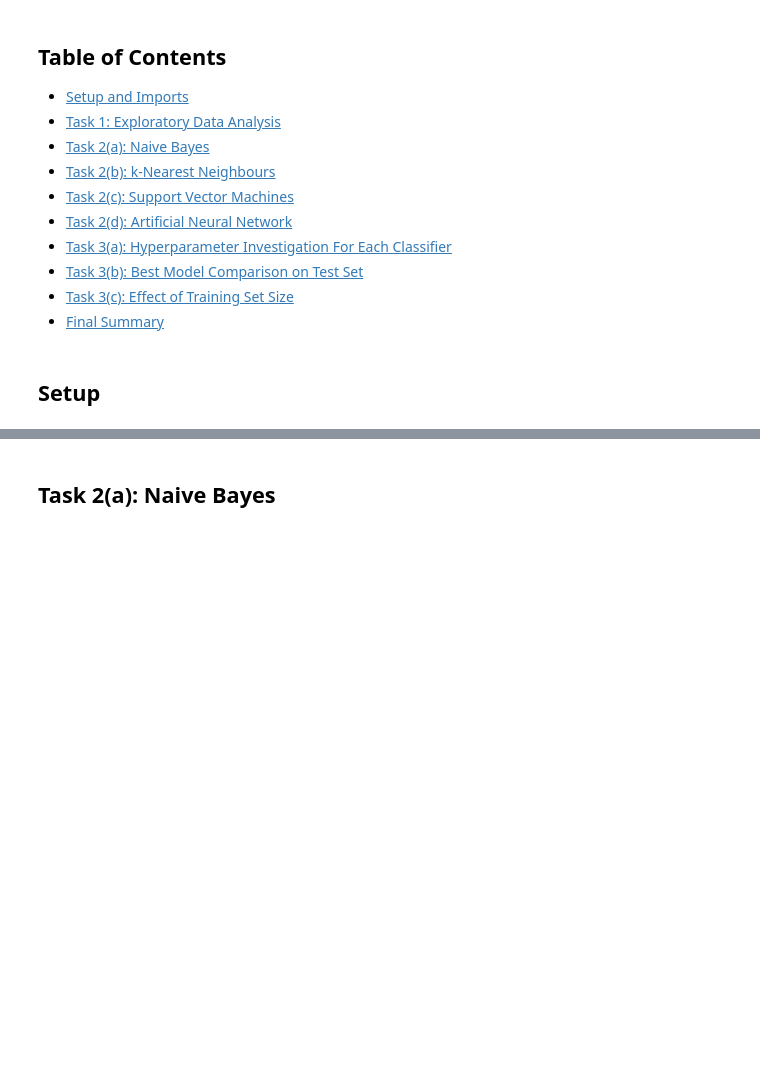
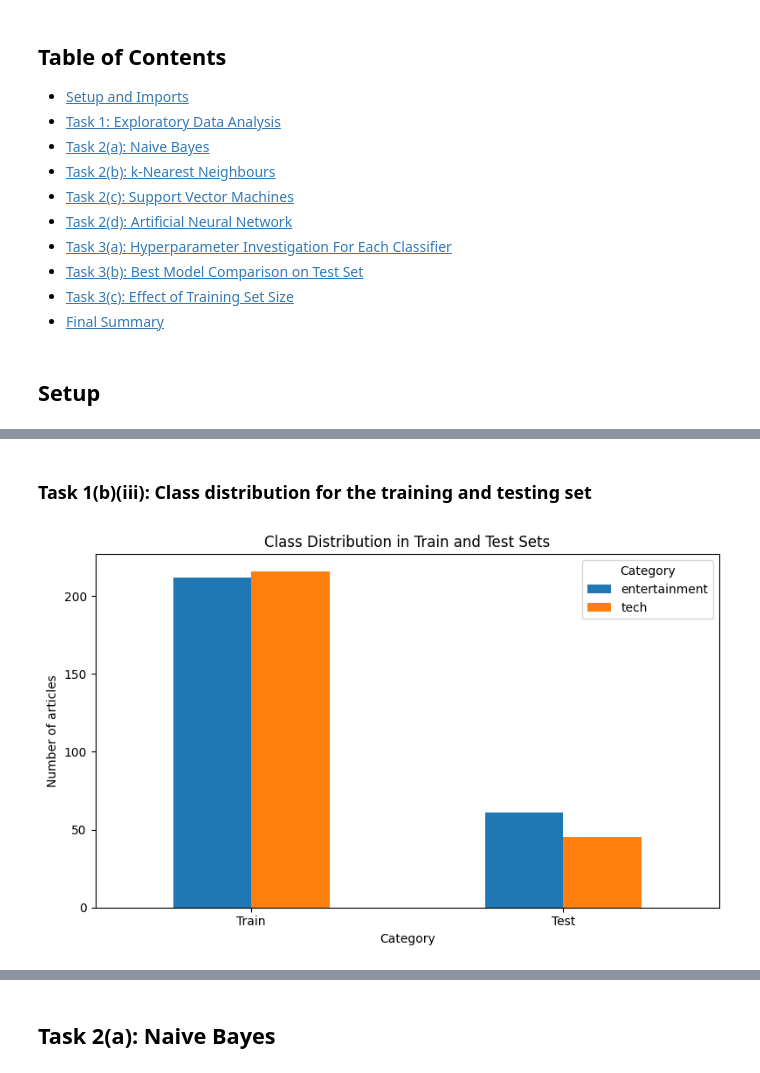
Before and after one commit to WilliamTayNZ/cs361-assignment-3, a Jupyter notebook: A3_Group_27.ipynb, the cells around one changed output, grey strips where cells are left out. Saved outputs shown, nothing was run; the diff lists cells and outputs as text; code cells hidden in the pictures; blank space fills up the shorter version.

```diff
--- a/A3_Group_27.ipynb
+++ b/A3_Group_27.ipynb
@@ -61,0 +173,18 @@ y_train = train_df['Category']
+# %% [markdown]
+### Task 1(b)(iii): Class distribution for the training and testing set
+# %%
+class_distribution_df = pd.DataFrame({
+    "Train": train_df["Category"].value_counts(),
+    "Test": test_df["Category"].value_counts()
+}).T
+
+class_distribution_df.plot(kind="bar", figsize=(8, 5))
+
+plt.xlabel("Category")
+plt.ylabel("Number of articles")
+plt.title("Class Distribution in Train and Test Sets")
+plt.xticks(rotation=0)
+plt.tight_layout()
+plt.show()
+# %% [output]
+[figure, added]
```
Also changed, not shown: parts of 15 cells of this notebook.
